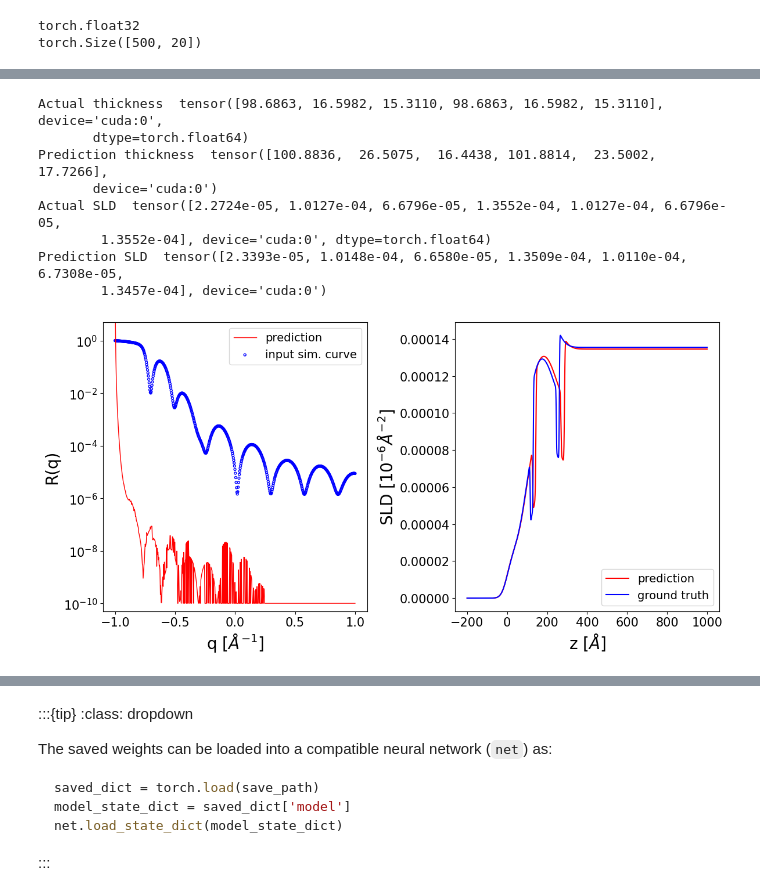
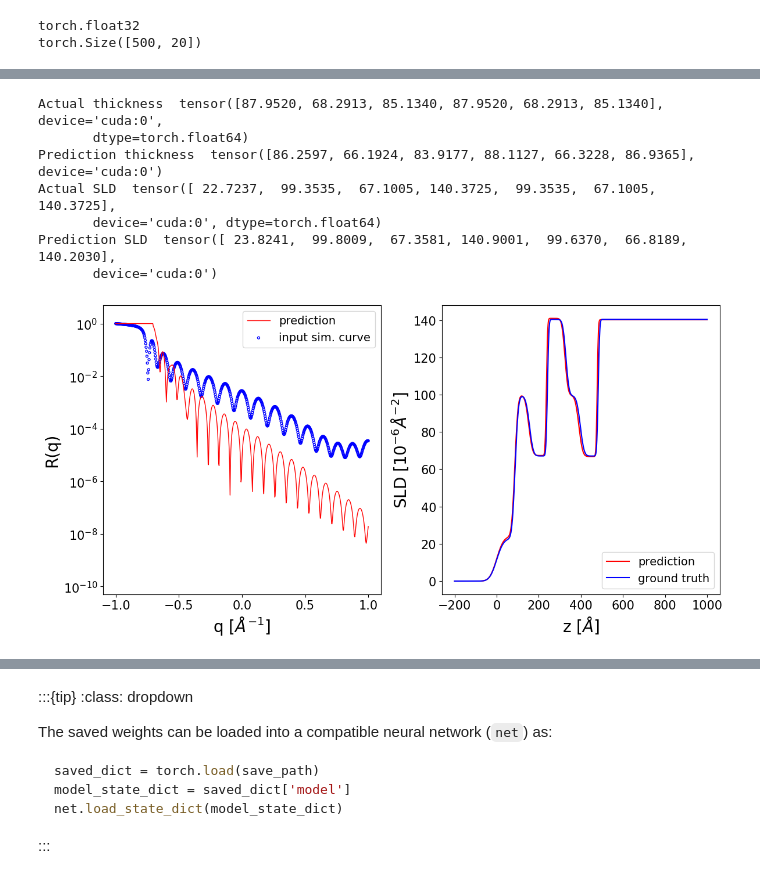
Before and after one commit to JasonC324/Final-Year-Project, a Jupyter notebook: training_reflectorch.ipynb, the cells around one changed output, grey strips where cells are left out. Cells and saved outputs as stored; diff of their text form; code cells hidden in the pictures.

```diff
--- a/training_reflectorch.ipynb
+++ b/training_reflectorch.ipynb
@@ -329,7 +321,7 @@ NetworkWithPriors(
   )
 )
 # %%
-test_model = trainer.model
+test_model
 print(test_model)
 # %% [output]
 NameError: name 'trainer' is not defined
@@ -337,6 +329,8 @@ NameError: name 'trainer' is not defined
 import importlib
 from reflectorch.ml.RealDataTrainer import RealDataTrainer
 from torch.optim import AdamW
+from reflectorch.ml  import StepLR
+from reflectorch.ml import SaveBestModel
 
 importlib.reload(reflectorch.ml.RealDataTrainer)
 
@@ -348,3 +342,9 @@ customtrainer = RealDataTrainer(
     optim_cls=AdamW,
     optim_kwargs={"weight_decay": 0.0005}
 )
+
+save_path = "C:/Users/Owner/Desktop/cw/COMP60660/reflectorch/saved_models/model_custom_data_3_repeat_2.pt"
+callbacks = (
+    StepLR(step_size=500, gamma=0.5),
+    SaveBestModel(path=save_path, freq=100),
+)
@@ -525,12 +492,12 @@ tensor([4.7181e+01, 6.7695e+01, 6.1063e+01, 4.7091e+01, 6.6297e+01, 5.9146e+01,
 # %%
 pred_idx = restored_predictions.shape[0]
 
-restored_predictions[:,:num_layers] = torch.clamp(restored_predictions[:,:num_layers], min=0.0)
-restored_predictions[:,num_layers:num_layers*2+1] = torch.clamp(restored_predictions[:,num_layers:num_layers*2+1], min=0.0)
+restored_predictions[:,:testing_num_layers] = torch.clamp(restored_predictions[:,:testing_num_layers], min=0.0)
+restored_predictions[:,testing_num_layers:testing_num_layers*2+1] = torch.clamp(restored_predictions[:,testing_num_layers:testing_num_layers*2+1], min=0.0)
 
-eval_thicknesses = restored_predictions[:pred_idx,:num_layers]
-eval_roughnesses = restored_predictions[:pred_idx,num_layers:num_layers*2+1]
-eval_slds = restored_predictions[:pred_idx,num_layers*2+1:]
+eval_thicknesses = restored_predictions[:pred_idx,:testing_num_layers]
+eval_roughnesses = restored_predictions[:pred_idx,testing_num_layers:testing_num_layers*2+1]
+eval_slds = restored_predictions[:pred_idx,testing_num_layers*2+1:]
 
 print(f'Predicted thicknesses: {eval_thicknesses}')
 print(f'Predicted roughnesses: {eval_roughnesses}')
@@ -949,20 +916,19 @@ def plot_refl_curve(testing_params,predictions,i=0):
 # %%
 testing_params_cuda = torch.tensor(testing_params).to('cuda')  # move to GPU
 testing_params_cuda = torch.real(testing_params_cuda)
-i = 220
+i = 131
 plot_refl_curve(testing_params_cuda,restored_predictions, i)
-print("Actual thickness ", testing_params_cuda[i,:num_layers])
-print("Prediction thickness ", restored_predictions[i,:num_layers])
-print("Actual SLD ", testing_params_cuda[i,num_layers*2+1:])
-print("Prediction SLD ", restored_predictions[i,num_layers*2+1:])
+print("Actual thickness ", testing_params_cuda[i,:testing_num_layers])
+print("Prediction thickness ", restored_predictions[i,:testing_num_layers])
+print("Actual SLD ", testing_params_cuda[i,testing_num_layers*2+1:])
+print("Prediction SLD ", restored_predictions[i,testing_num_layers*2+1:])
 # %% [output]
-Actual thickness  tensor([98.6863, 16.5982, 15.3110, 98.6863, 16.5982, 15.3110], device='cuda:0',
+Actual thickness  tensor([87.9520, 68.2913, 85.1340, 87.9520, 68.2913, 85.1340], device='cuda:0',
        dtype=torch.float64)
-Prediction thickness  tensor([100.8836,  26.5075,  16.4438, 101.8814,  23.5002,  17.7266],
+Prediction thickness  tensor([86.2597, 66.1924, 83.9177, 88.1127, 66.3228, 86.9365], device='cuda:0')
+Actual SLD  tensor([ 22.7237,  99.3535,  67.1005, 140.3725,  99.3535,  67.1005, 140.3725],
+       device='cuda:0', dtype=torch.float64)
+Prediction SLD  tensor([ 23.8241,  99.8009,  67.3581, 140.9001,  99.6370,  66.8189, 140.2030],
        device='cuda:0')
-Actual SLD  tensor([2.2724e-05, 1.0127e-04, 6.6796e-05, 1.3552e-04, 1.0127e-04, 6.6796e-05,
-        1.3552e-04], device='cuda:0', dtype=torch.float64)
-Prediction SLD  tensor([2.3393e-05, 1.0148e-04, 6.6580e-05, 1.3509e-04, 1.0110e-04, 6.7308e-05,
-        1.3457e-04], device='cuda:0')
-[figure, old version]
+[figure, new version]
 # %%
```
Also changed, not shown: parts of 19 cells of this notebook, 5 other files.
